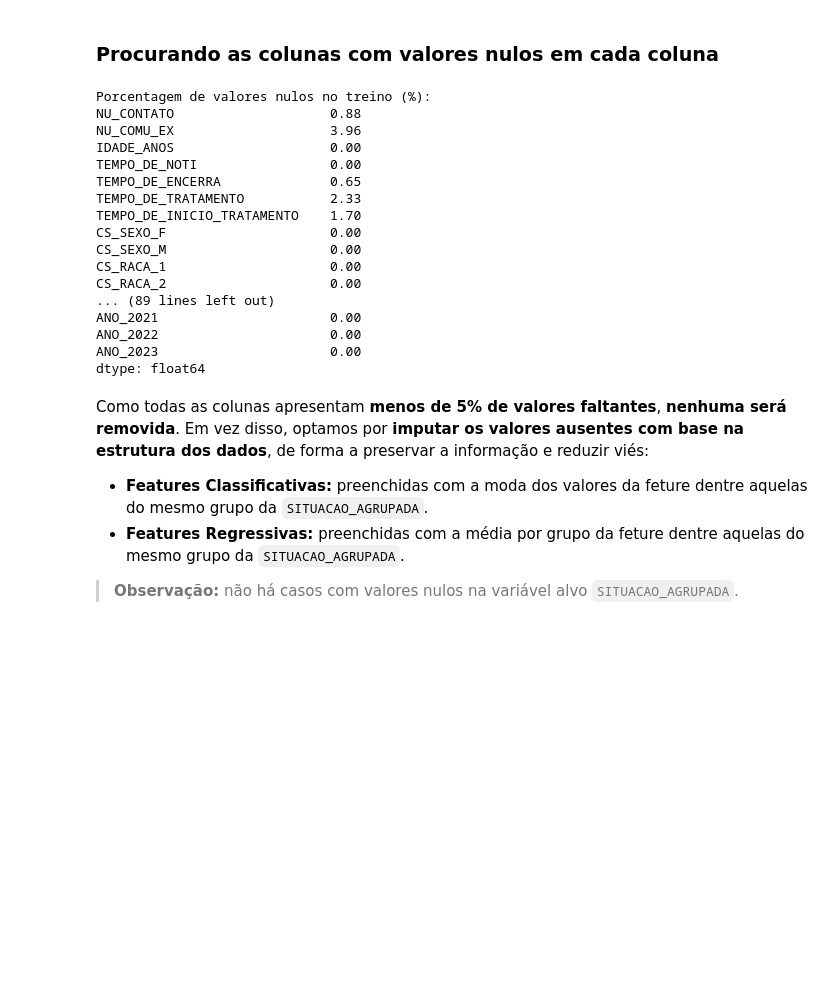
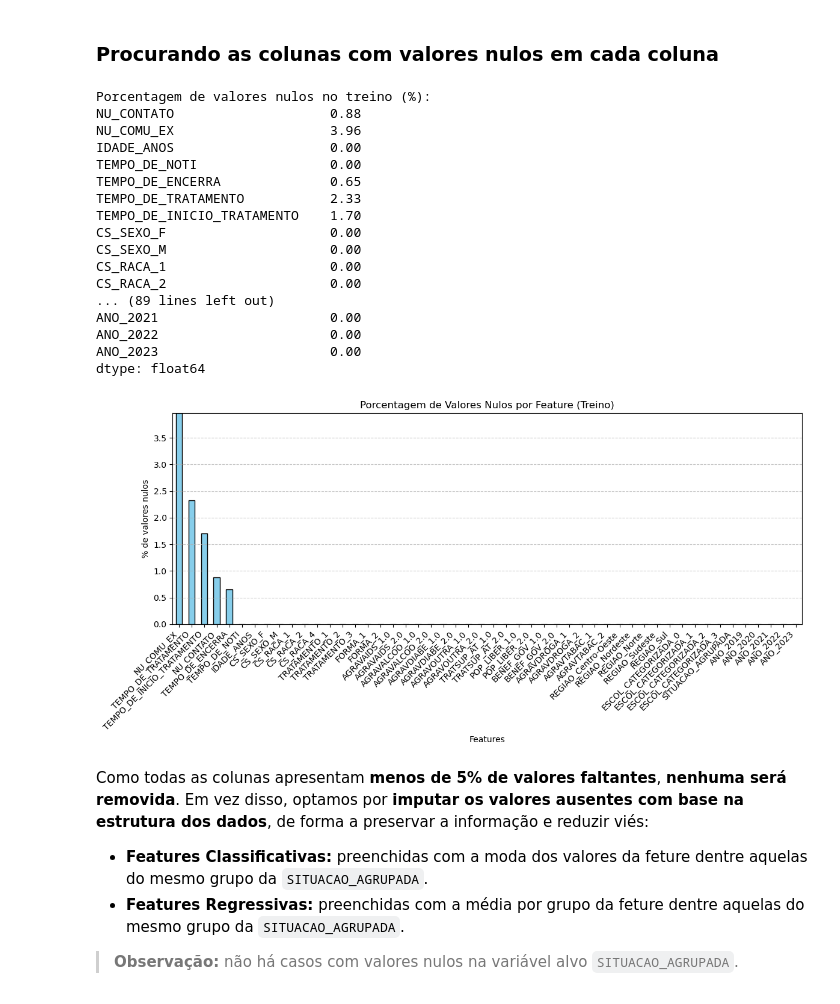
Before and after one commit to FreitasVarejo/MC853-Project, a Jupyter notebook: lab02/notebook.ipynb, the cells around one changed output. Saved outputs shown, nothing was run; the diff lists cells and outputs as text; code cells hidden in the pictures; blank space fills up the shorter version.

Commit message:
plotando graficos para o relatório 2

```diff
--- a/lab02/notebook.ipynb
+++ b/lab02/notebook.ipynb
@@ -87,31 +87,50 @@ True
 # %% [markdown]
 ### Procurando as colunas com valores nulos em cada coluna
 # %%
+import matplotlib.pyplot as plt
+
 # Percentual de valores nulos no dataset de treino
 print("Porcentagem de valores nulos no treino (%):")
 print((df_treino.isnull().sum() / len(df_treino) * 100).round(2))
 
 # Percentual de valores nulos no dataset de teste
 print("\nPorcentagem de valores nulos no teste (%):")
 print((df_teste.isnull().sum() / len(df_teste) * 100).round(2))
+
+
+# Plotando qtd de valores nulos
+null_percent = (df_treino.isnull().sum() / len(df_treino) * 100).round(2)
+null_percent = null_percent.sort_values(ascending=False)
+
+plt.figure(figsize=(12, 6))
+null_percent.plot(kind='bar', color='skyblue', edgecolor='black')
+plt.title('Porcentagem de Valores Nulos por Feature (Treino)')
+plt.ylabel('% de valores nulos')
+plt.xlabel('Features')
+plt.xticks(rotation=45, ha='right')
+plt.ylim(0, max(null_percent.max(), 1))  # Garantir alguma altura mínima visível
+plt.grid(axis='y', linestyle='--', alpha=0.7)
+plt.tight_layout()
+plt.show()
 # %% [output]
 Porcentagem de valores nulos no treino (%):
 NU_CONTATO                    0.88
 NU_COMU_EX                    3.96
 IDADE_ANOS                    0.00
 TEMPO_DE_NOTI                 0.00
 TEMPO_DE_ENCERRA              0.65
 TEMPO_DE_TRATAMENTO           2.33
 TEMPO_DE_INICIO_TRATAMENTO    1.70
 CS_SEXO_F                     0.00
 CS_SEXO_M                     0.00
 CS_RACA_1                     0.00
 CS_RACA_2                     0.00
 ... (89 lines left out)
 ANO_2021                      0.00
 ANO_2022                      0.00
 ANO_2023                      0.00
 dtype: float64
+[figure, added]
 # %% [markdown]
 Como todas as colunas apresentam **menos de 5% de valores faltantes**, **nenhuma será removida**. Em vez disso, optamos por **imputar os valores ausentes com base na estrutura dos dados**, de forma a preservar a informação e reduzir viés:
 
```
Also changed, not shown: parts of 1 cell of this notebook.
